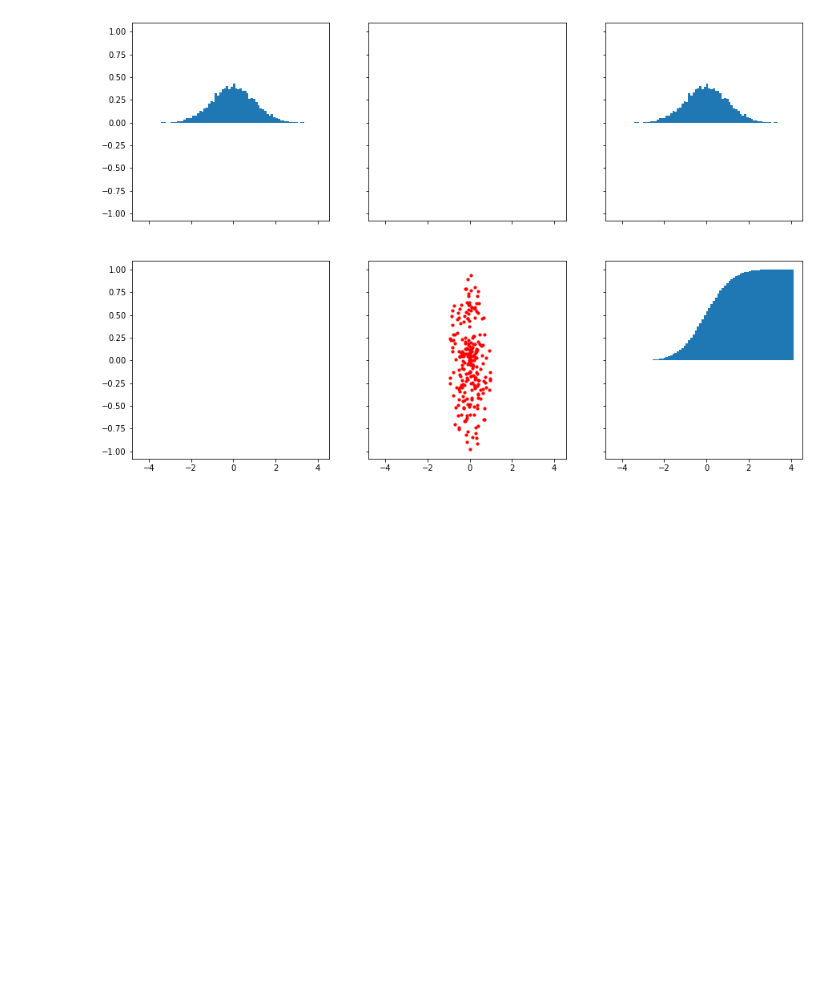
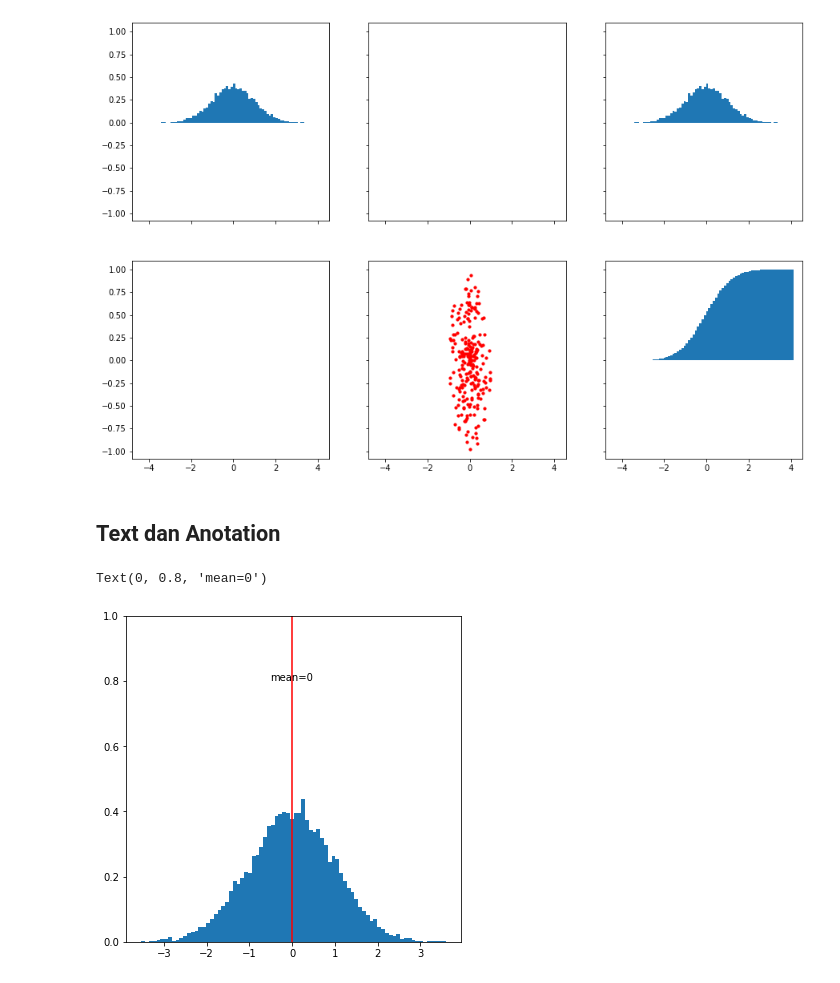
Before and after one commit to rendiwijiatmoko/Belajar-Mechine-Lerning, a Jupyter notebook: 03 - Matplotlib Intro/Part 1 - Matplotlib.ipynb, the cells around one changed output. Saved outputs shown, nothing was run; the diff lists cells and outputs as text; code cells hidden in the pictures; blank space fills up the shorter version.

Commit message:
text dan annotation

```diff
--- a/03 - Matplotlib Intro/Part 1 - Matplotlib.ipynb
+++ b/03 - Matplotlib Intro/Part 1 - Matplotlib.ipynb
@@ -150,3 +150,17 @@ ax[1,1].scatter(x,y, c='r', s=10)
 ax[1,2].hist(numbers, bins=80, density=1, cumulative=True);
 # %% [output]
 [figure]
+# %% [markdown]
+## Text dan Anotation
+# %%
+numbers = np.random.randn(10000)
+# %%
+plt.figure(figsize=(6,6))
+plt.hist(numbers, bins=80, density=1);
+plt.ylim(0,1)
+plt.axvline(0, color='r');
+plt.text(0,0.8,"mean=0", ha='center')
+plt.annotate("mean=0", xy=(0,0.8), xytext=(1,0.5), ha="center", )
+# %% [output]
+Text(0, 0.8, 'mean=0')
+[figure, added]
```
